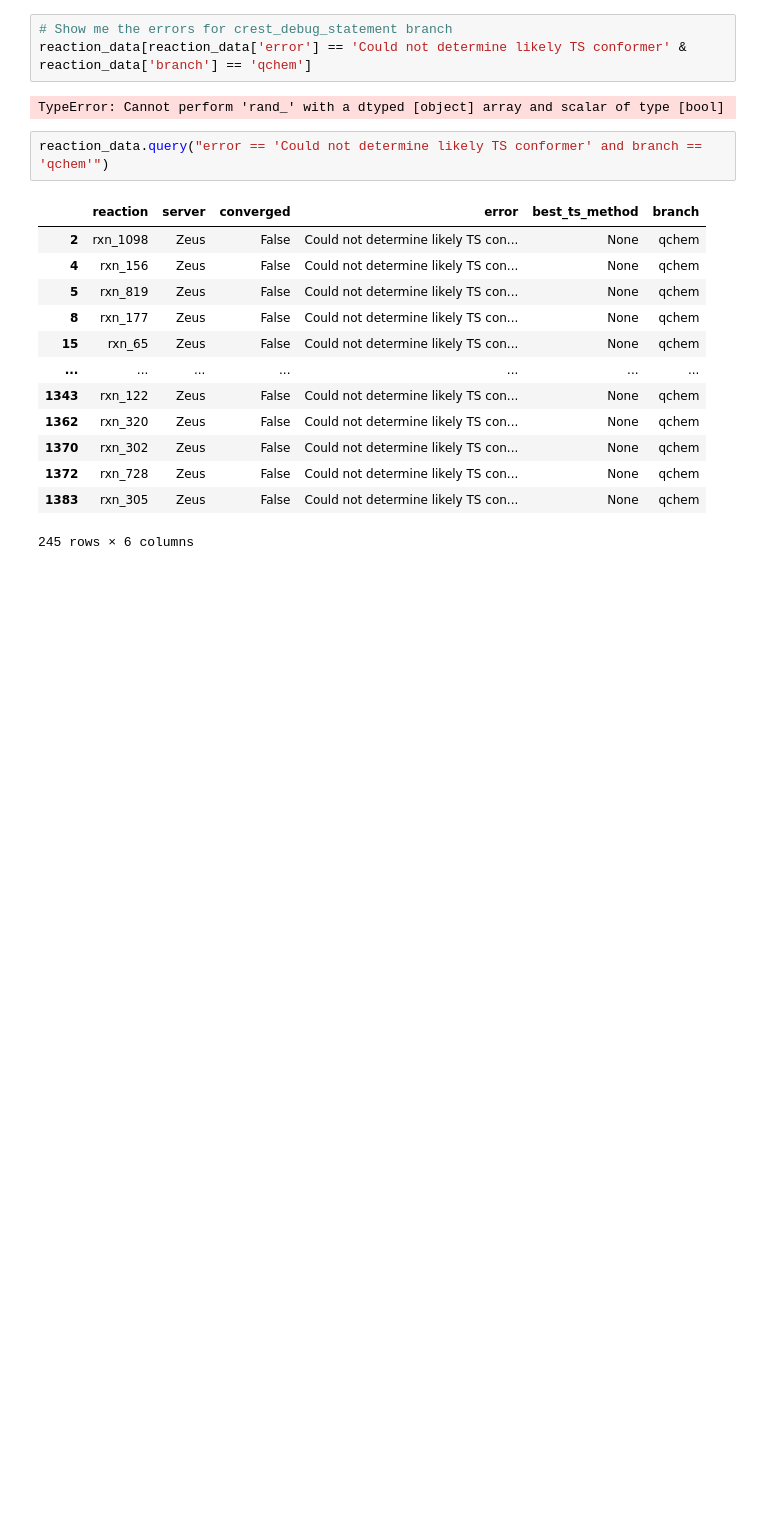
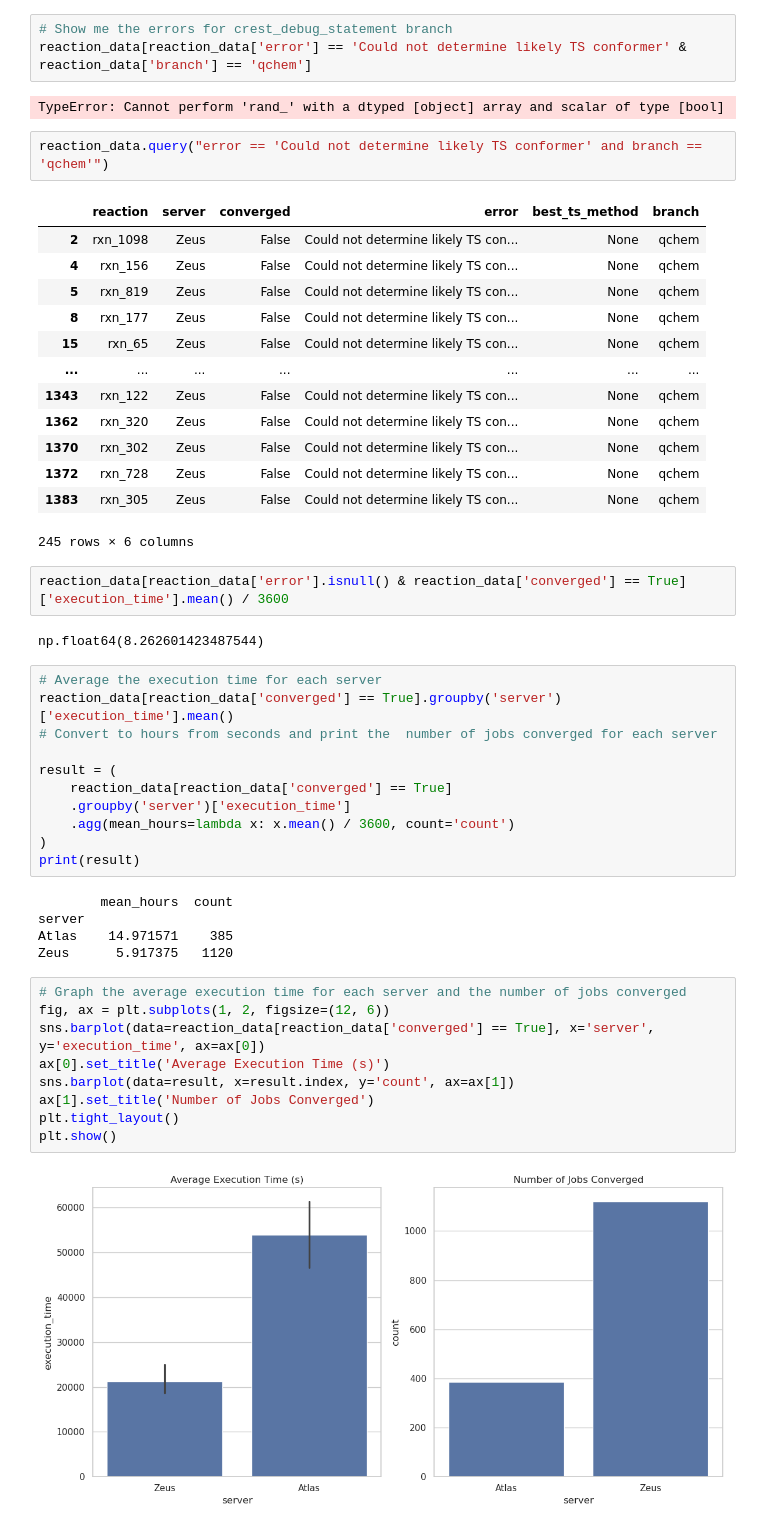
Before and after one commit to calvinp0/arc_analysis, a Jupyter notebook: arc_job_failure.ipynb, the cells around one changed output. Drawn from its saved outputs; the diff is of its cells as text; blank space fills up the shorter version.

```diff
--- a/arc_job_failure.ipynb
+++ b/arc_job_failure.ipynb
@@ -456,3 +511,34 @@ reaction_data.query("error == 'Could not determine likely TS conformer' and bran
 | 1372 | rxn_728 | Zeus | False | Could not determine likely TS con... | None | qchem |
 | 1383 | rxn_305 | Zeus | False | Could not determine likely TS con... | None | qchem |
 245 rows × 6 columns
+# %%
+reaction_data[reaction_data['error'].isnull() & reaction_data['converged'] == True]['execution_time'].mean() / 3600
+# %% [output]
+np.float64(8.262601423487544)
+# %%
+# Average the execution time for each server
+reaction_data[reaction_data['converged'] == True].groupby('server')['execution_time'].mean()
+# Convert to hours from seconds and print the  number of jobs converged for each server
+
+result = (
+    reaction_data[reaction_data['converged'] == True]
+    .groupby('server')['execution_time']
+    .agg(mean_hours=lambda x: x.mean() / 3600, count='count')
+)
+print(result)
+# %% [output]
+        mean_hours  count
+server
+Atlas    14.971571    385
+Zeus      5.917375   1120
+# %%
+# Graph the average execution time for each server and the number of jobs converged
+fig, ax = plt.subplots(1, 2, figsize=(12, 6))
+sns.barplot(data=reaction_data[reaction_data['converged'] == True], x='server', y='execution_time', ax=ax[0])
+ax[0].set_title('Average Execution Time (s)')
+sns.barplot(data=result, x=result.index, y='count', ax=ax[1])
+ax[1].set_title('Number of Jobs Converged')
+plt.tight_layout()
+plt.show()
+# %% [output]
+[figure, added]
```
Also changed, not shown: parts of 7 cells of this notebook.
